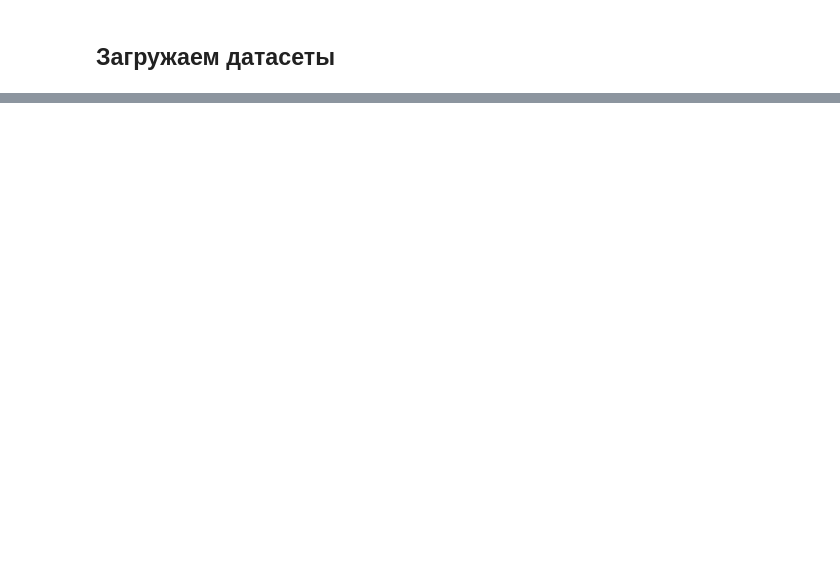
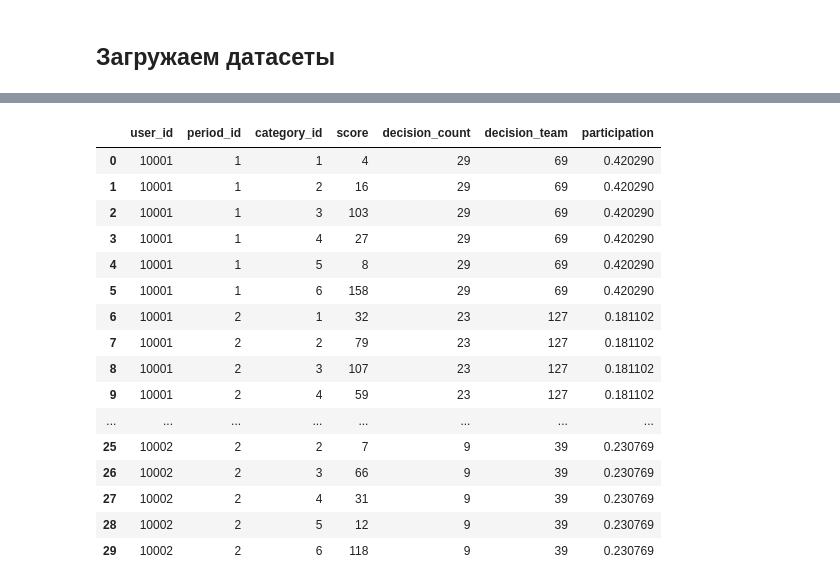
Before and after one commit to Value1965/Business_Up, a Jupyter notebook: Симуляция.ipynb, the cells around one changed output, grey strips where cells are left out. Drawn from its saved outputs; the diff is of its cells as text; code cells hidden in the pictures; blank space fills up the shorter version.

```diff
--- a/Симуляция.ipynb
+++ b/Симуляция.ipynb
@@ -27,0 +183,4 @@ df_team_point = pd.read_csv("/content/drive/MyDrive/hacks_ai_2022/Дубна/tea
+# %%
+df_user_point=df_user_team_point.groupby(['user_id','team_id'	,'period_id','category_id','score'],as_index=False).agg({'decision_id': 'count' })
+df_user_point.rename(columns = {'decision_id' : 'decision_count'}, inplace = True)
+df_user_point
@@ -27,0 +201,4 @@ df_team_point = pd.read_csv("/content/drive/MyDrive/hacks_ai_2022/Дубна/tea
+# %%
+df_team_score=df_user_point.groupby(['team_id',	'period_id','category_id'],as_index=False).agg({'decision_count': 'sum' })
+df_team_score.rename(columns = {'decision_count' : 'decision_team'}, inplace = True)
+df_team_score
@@ -27,0 +219,2 @@ df_team_point = pd.read_csv("/content/drive/MyDrive/hacks_ai_2022/Дубна/tea
+# %%
+df_user_point=pd.merge(df_user_point,df_team_score,how='left',left_on=['team_id','period_id','category_id'],right_on=['team_id','period_id','category_id'])
@@ -27,0 +237,2 @@ df_team_point = pd.read_csv("/content/drive/MyDrive/hacks_ai_2022/Дубна/tea
+# %%
+df_user_point.drop(['team_id'],axis=1,inplace=True)
@@ -27,0 +255,21 @@ df_team_point = pd.read_csv("/content/drive/MyDrive/hacks_ai_2022/Дубна/tea
+# %%
+df_user_point['participation'] = df_user_point['decision_count']/df_user_point['decision_team']
+df_user_point.head(30)
+# %% [output]
+|  | user_id | period_id | category_id | score | decision_count | decision_team | participation |
+| 0 | 10001 | 1 | 1 | 4 | 29 | 69 | 0.420290 |
+| 1 | 10001 | 1 | 2 | 16 | 29 | 69 | 0.420290 |
+| 2 | 10001 | 1 | 3 | 103 | 29 | 69 | 0.420290 |
+| 3 | 10001 | 1 | 4 | 27 | 29 | 69 | 0.420290 |
+| 4 | 10001 | 1 | 5 | 8 | 29 | 69 | 0.420290 |
+| 5 | 10001 | 1 | 6 | 158 | 29 | 69 | 0.420290 |
+| 6 | 10001 | 2 | 1 | 32 | 23 | 127 | 0.181102 |
+| 7 | 10001 | 2 | 2 | 79 | 23 | 127 | 0.181102 |
+| 8 | 10001 | 2 | 3 | 107 | 23 | 127 | 0.181102 |
+| 9 | 10001 | 2 | 4 | 59 | 23 | 127 | 0.181102 |
+| ... | ... | ... | ... | ... | ... | ... | ... |
+| 25 | 10002 | 2 | 2 | 7 | 9 | 39 | 0.230769 |
+| 26 | 10002 | 2 | 3 | 66 | 9 | 39 | 0.230769 |
+| 27 | 10002 | 2 | 4 | 31 | 9 | 39 | 0.230769 |
+| 28 | 10002 | 2 | 5 | 12 | 9 | 39 | 0.230769 |
+| 29 | 10002 | 2 | 6 | 118 | 9 | 39 | 0.230769 |
```
Also changed, not shown: parts of 53 cells of this notebook.
